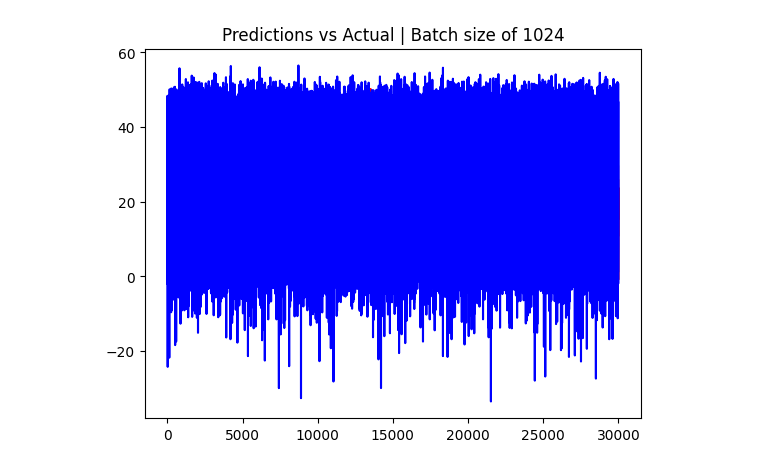
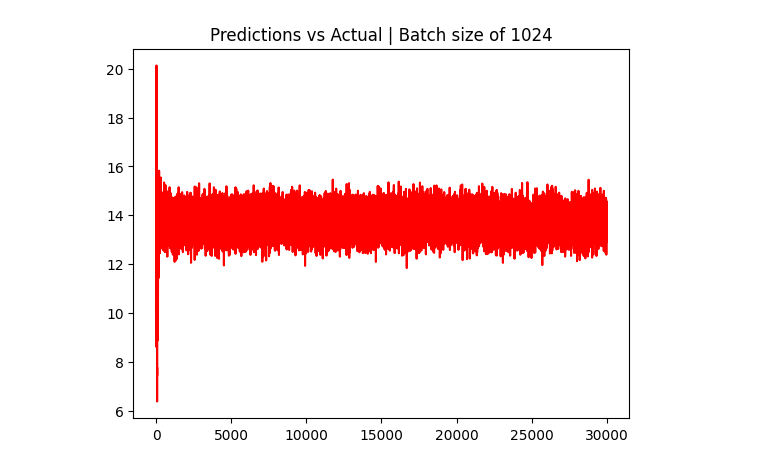
Before and after one commit to fabio2-uchi/modified_code, a Jupyter notebook: Archictures/vae_prior_state.ipynb, the cells around one changed output. Saved outputs shown, nothing was run; the diff lists cells and outputs as text; code cells hidden in the pictures.

```diff
--- a/Archictures/vae_prior_state.ipynb
+++ b/Archictures/vae_prior_state.ipynb
@@ -30,0 +9,11 @@ print(psi.shape)
+# %%
+psi = np.load('/home/fabio/work/HM_and_AI_models/VAE_Model/data/long_run_310k.npy')
+
+psi = psi[:, 0, :]
+print(psi.shape)
+
+psi_val= psi[210000:270000, :]
+psi = psi[0:300000, :]
+
+print(psi_val.shape)
+print(psi.shape)
@@ -160,27 +153,40 @@ class ConditionalVAE(nn.Module):
         return output, mu, logvar
 # %%
-
-
-input_dim = 1
+TRAIN_N   = 200_000
+VAL_N     = 50_000
+number_of_prev_t = num_of_prev_t #Also change in the preprocessing step up above
+input_dim = 75
 output_dim = 75
 latent_dim = 1024
 condition_dim = 75
 batch_size = 1024
 num_epochs = 50
-prev_elem = 75
+prev_elem = 75 * number_of_prev_t
 
 # Initialize the model, optimizer, and loss function
 model = ConditionalVAE(input_dim, latent_dim, output_dim, condition_dim, prev_elem)
 model = model.cuda()
 optimizer = optim.Adam(model.parameters(), lr=0.0001)
 
+
+
+def roll_memory(memory_row: torch.Tensor, new_state: torch.Tensor, n_prev: int) -> torch.Tensor:
+    """
+    memory_row : (1, n_prev*75)  – flattened window [x(t‑n_prev), …, x(t‑1)]
+    new_state  : (1, 75)         – x(t) just produced
+    returns    : (1, n_prev*75)  – flattened window [x(t‑n_prev+1), …, x(t)]
+    """
+    # reshape → (1, n_prev, 75), drop the oldest slice, append new_state, flatten again
+    mem_3d = memory_row.view(1, n_prev, 75)
+    mem_new = torch.cat([mem_3d[:, 1:, :], new_state.unsqueeze(1)], dim=1)
+    return mem_new.reshape(1, -1)
+
 for epoch in range(num_epochs):
     model.train()
-    for batch in range (2, trainN, batch_size):
+    for batch in range (0, TRAIN_N, batch_size):
 
         ### Changed here to include the previous element in batching samples
         prev_element = psi_memory[batch:batch + batch_size,:]
-
 
         input_batch = psi_train_input[batch:batch + batch_size,:]
         label_batch = psi_train_label[batch:batch + batch_size,:]
@@ -205,62 +211,68 @@ for epoch in range(num_epochs):
           Reconstrunction Loss: {reconstruction_loss},
           KL Divergence Lwss: {kl_loss}''')
 
-    # Validation Loss
-    for batch in range (0, valN, batch_size):
+    # # Validation Loss
+    # for batch in range (0, VAL_N, batch_size):
 
-        ### Same as before but for the validiation set ###
-        prev_element = psi_memory_val[batch:batch + batch_size,:]
+    #     ### Same as before but for the validiation set ###
+    #     prev_element = psi_memory_val[batch:batch + batch_size,:]
 
-        input_batch = psi_val_input[batch:batch + batch_size,:]
-        label_batch = psi_val_label[batch:batch + batch_size,:]
+    #     input_batch = psi_val_input[batch:batch + batch_size,:]
+    #     label_batch = psi_val_label[batch:batch + batch_size,:]
 
-        ### Same as before but for the validation set ###
-        output, mu, logvar = model(label_batch.float().cuda(), input_batch.float().cuda(), prev_element.float().cuda())
-        reconstruction_loss = F.mse_loss(output, label_batch.float().cuda(), reduction="sum")
-        kl_loss = 0.5 * (mu ** 2 + torch.exp(logvar) - 1 - logvar).sum()
-        val_loss = reconstruction_loss + 10 * kl_loss # Experiment HIGHER coefficients
-        # Print both reconstruction_loss and kl_loss
+    #     ### Same as before but for the validation set ###
+    #     output, mu, logvar = model(label_batch.float().cuda(), input_batch.float().cuda(), prev_element.float().cuda())
+    #     reconstruction_loss = F.mse_loss(output, label_batch.float().cuda(), reduction="sum")
+    #     kl_loss = 0.5 * (mu ** 2 + torch.exp(logvar) - 1 - logvar).sum()
+    #     val_loss = reconstruction_loss + 10 * kl_loss # Experiment HIGHER coefficients
+    #     # Print both reconstruction_loss and kl_loss
 
-    print(f'''
-          Validation Reconstrunction Loss: {reconstruction_loss},
-          Validation KL Divergence Loss: {kl_loss}''')
+    # print(f'''
+    #       Validation Reconstrunction Loss: {reconstruction_loss},
+    #       Validation KL Divergence Loss: {kl_loss}''')
 
     # Inference
 
     ### Changed here to use the x(t) and x(t - 1) as ground truth elements
     initial_cond = torch.reshape(torch.tensor(psi[1,:]), [1, 75])
-    preveious_elem = torch.reshape(torch.tensor(psi[0,:]), [1, 75])
+    t0 = num_of_prev_t
 
+    psi_torch = torch.as_tensor(psi, dtype=torch.float32)
+
+    # ----- build initial condition -------------------------------------------
+    # current state x(t)
+    initial_cond = psi_torch[t0].unsqueeze(0)
+
+    # sliding window of x(t‑1) … x(t‑num_of_prev_t)
+    history = psi_torch[t0 - num_of_prev_t : t0]
+    history_flat = history.reshape(1, -1)
+    preveious_elem = history_flat
     time_step = 30000
     z = torch.zeros([1,latent_dim])
     num_ens = 1
     pred = np.zeros ([time_step, 75, num_ens])
 
     for k in range (0, time_step):
-
         for ens in range (0, num_ens):
             if (k ==0):
                 z = torch.randn_like(z)
-
-                ### Change here passes the X(t - 1) to the initial condition
                 y = (model.decode(z.float().cuda(), initial_cond.float().cuda(), preveious_elem.float().cuda())).detach().cpu().numpy()
                 pred[k,:,ens] = y
                 y_denorm = (y * std_psi[:, :] + mean_psi[:, :])
-                preveious_elem = initial_cond
-                initial_cond = torch.tensor((y_denorm - mean_psi[:, :]) / std_psi[:, :])
+                new_state = torch.tensor((y_denorm - mean_psi)/ std_psi)
+                preveious_elem = roll_memory(preveious_elem, new_state, num_of_prev_t)
+                initial_cond = new_state
 
             else:
                 select_ens = np.random.randint(0,num_ens,1)
                 z = torch.randn_like(z)
-                ### Change here same as above
                 input_element = torch.reshape(torch.tensor(pred[k-1,:,select_ens]), [1,75]).float().cuda()
-
                 y = (model.decode(z.float().cuda(), input_element, preveious_elem.float().cuda())).detach().cpu().numpy()
                 pred[k,:, ens] = y
                 y_denorm = (y * std_psi[:, :] + mean_psi[:, :])
-                preveious_elem = initial_cond
-                initial_cond = torch.tensor((y_denorm - mean_psi[:, :]) / std_psi[:, :])
-                ### Change here to use X(t - 1) as previous element in next pred
+                new_state = torch.tensor((y_denorm - mean_psi) / std_psi)
+                preveious_elem = roll_memory(preveious_elem, new_state, num_of_prev_t)
+                initial_cond = new_state
 
 
     # Denormalize final preds
@@ -272,7 +284,6 @@ for epoch in range(num_epochs):
     print(actual_values)
 
     plt.plot(pred_mean[0:30000,63],'r')
-    plt.plot(actual_values[0:30000],'b')
     plt.title(f"Predictions vs Actual | Batch size of {batch_size}")
     plt.show()
     plt.cla()
@@ -298,3 +303,3 @@ tensor([10.6942, 22.9701, 24.6052,  ...,  2.9926, 28.4037, 46.5827],
        dtype=torch.float64)
-[figure, old version]
+[figure, new version]
 Epoch 3,
```
Also changed, not shown: parts of 7 cells of this notebook.
